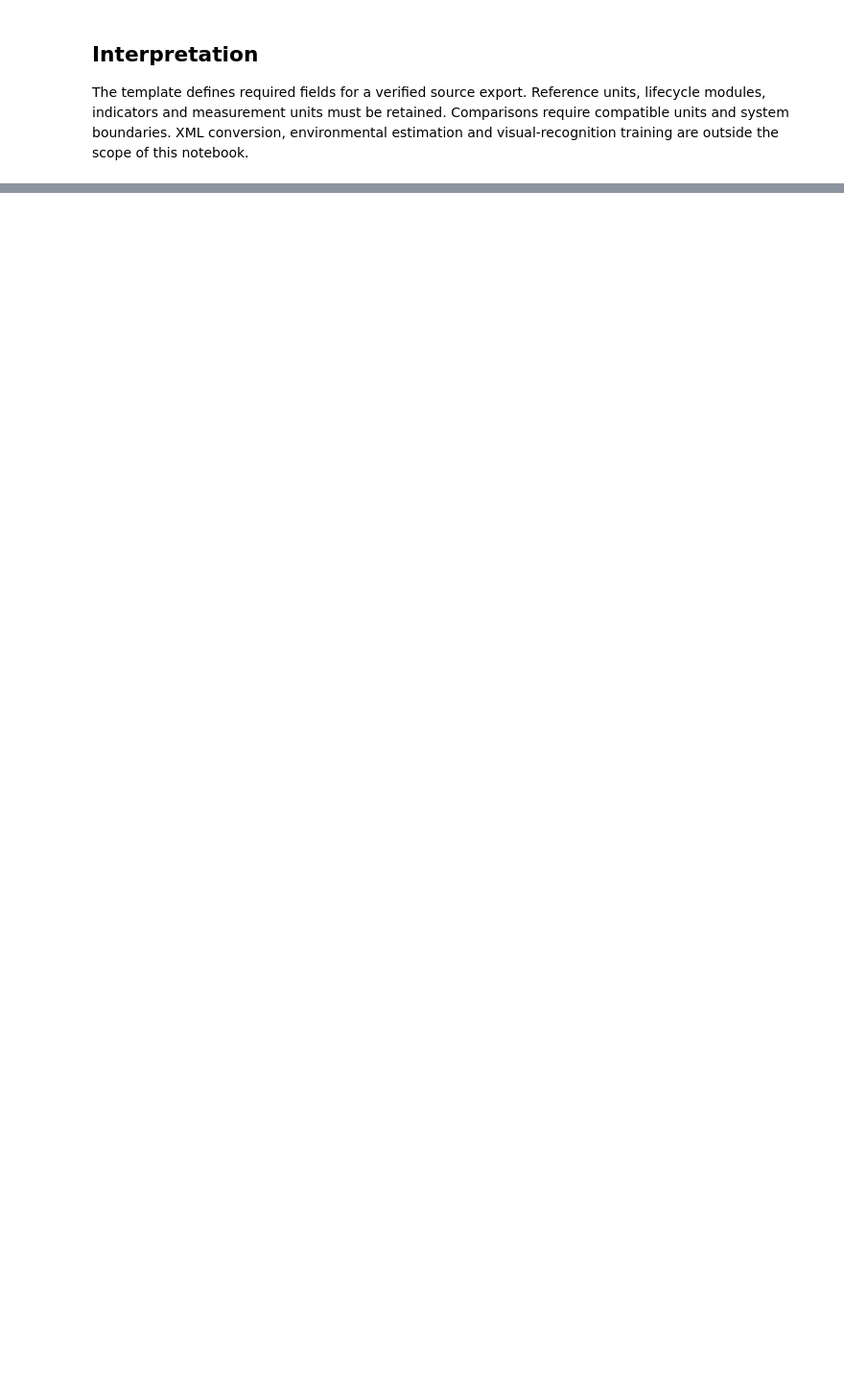
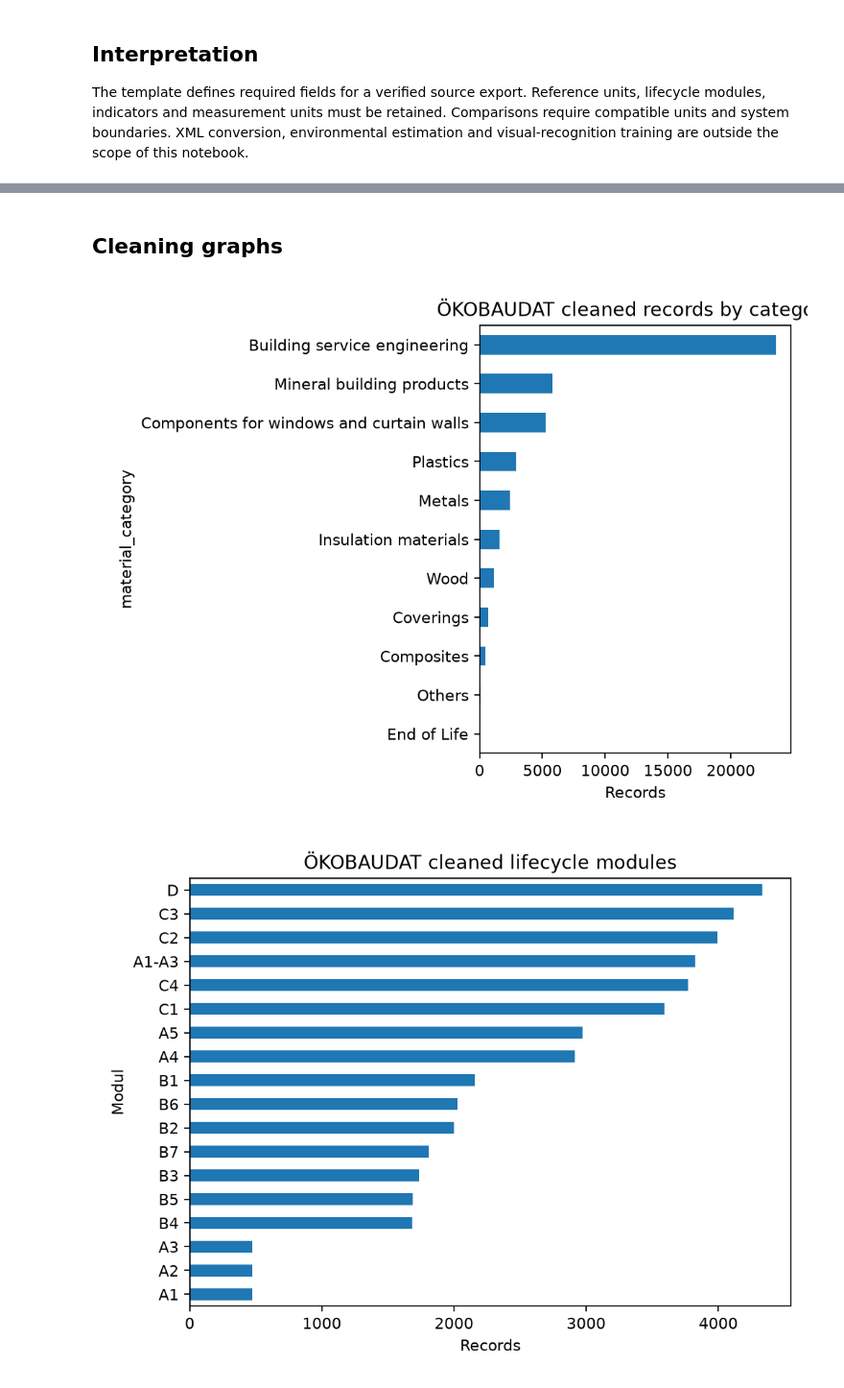
Before and after one commit to samihaabedanur/Fitwell-AI, a Jupyter notebook: notebooks/04_oekobaudat_analysis.ipynb, the cells around one changed output, grey strips where cells are left out. Shown at 96% size. Drawn from its saved outputs; the diff is of its cells as text; code cells hidden in the pictures; blank space fills up the shorter version.

Commit message:
Add material analysis workflow and camera environmental lookup

```diff
--- a/notebooks/04_oekobaudat_analysis.ipynb
+++ b/notebooks/04_oekobaudat_analysis.ipynb
@@ -57,0 +78,18 @@ The template defines required fields for a verified source export. Reference uni
+# %%
+from pathlib import Path
+import json
+import pandas as pd
+from IPython.display import display, Image
+
+ROOT = Path.cwd()
+if not (ROOT / 'datasets/oekobaudat').exists():
+    ROOT = ROOT.parent
+FOLDER = ROOT / 'datasets/oekobaudat'
+cleaned = pd.read_csv(FOLDER / 'environmental_records_clean.csv')
+with (FOLDER / 'analysis/cleaning_report.json').open(encoding='utf-8') as f:
+    report = json.load(f)
+print('Source:', report['source'])
+print(f"Rows before cleaning: {report['rows_before_cleaning']:,}")
+print(f"Rows after cleaning:  {report['rows_after_cleaning']:,}")
+print(f"Missing/invalid rows removed: {report['missing_required_values_removed']:,}")
+print(f"Duplicate rows removed: {report['duplicate_rows_removed']:,}")
@@ -57,0 +135,9 @@ The template defines required fields for a verified source export. Reference uni
+# %% [markdown]
+## Cleaning graphs
+# %%
+display(Image(filename=str(FOLDER / 'analysis/records_by_category.png')))
+display(Image(filename=str(FOLDER / 'analysis/records_by_lifecycle_module.png')))
+display(Image(filename=str(FOLDER / 'analysis/gwp_total_distribution.png')))
+# %% [output]
+[figure, added]
+[figure, added]
```
Also changed, not shown: parts of 11 cells of this notebook, 32 other files.
